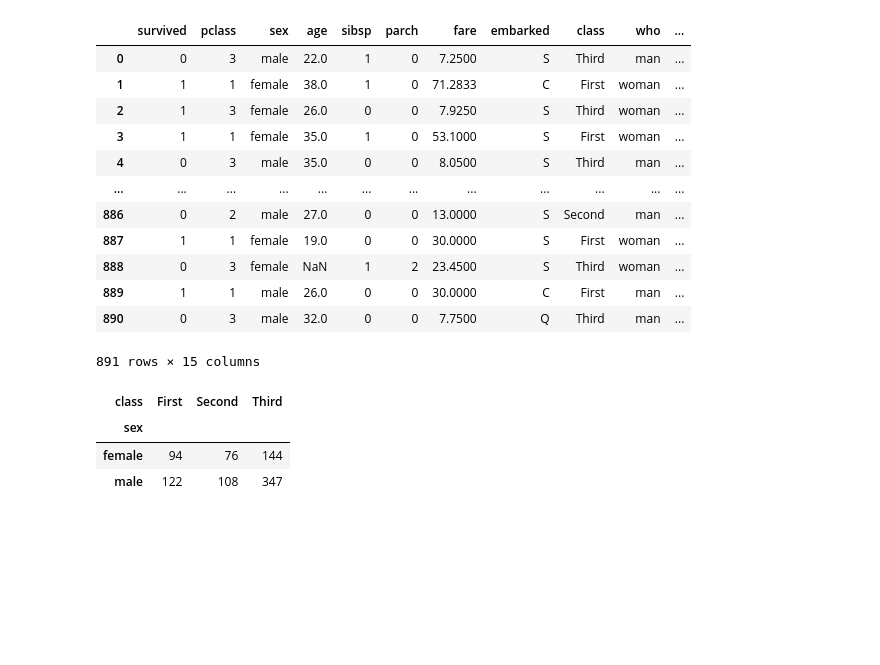
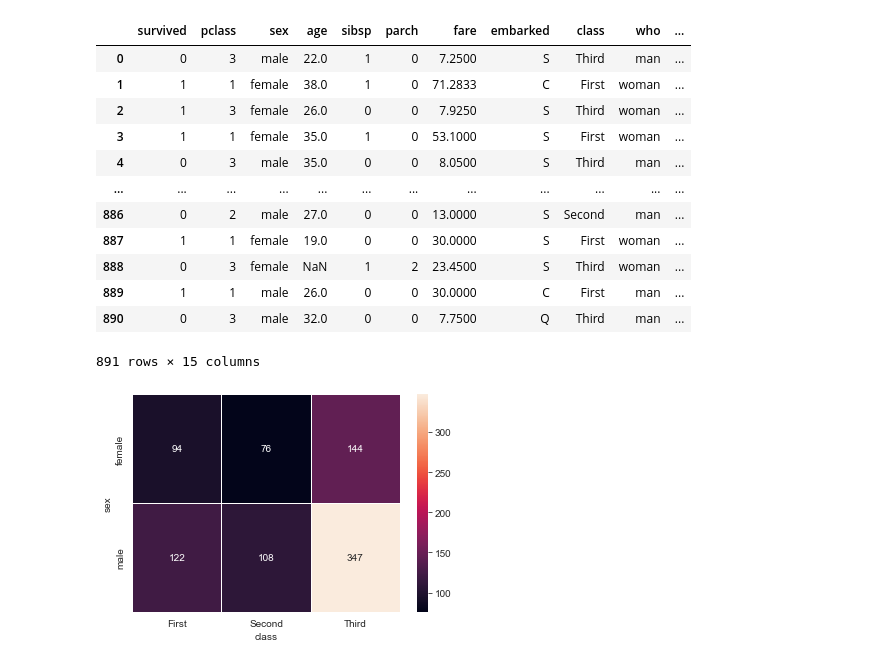
Before and after one commit to WujinK/3.17-, a Jupyter notebook: seaborn연습.ipynb, the cells around one changed output. Cells and saved outputs as stored; diff of their text form; code cells hidden in the pictures; blank space fills up the shorter version.

```diff
--- a/seaborn연습.ipynb
+++ b/seaborn연습.ipynb
@@ -186,9 +186,8 @@ sns.heatmap(x="class", y = "", data= titanic)
 # %%
 tit = titanic.pivot_table(index = ["sex"], columns=["class"], aggfunc='size')
 # aggfunc => 데이터 축약할 때 사용하는 것
-tit
+sns.heatmap(tit, annot = True, fmt="d", linewidths=1)
+# linewidths  => 저 박스 별로 간격 띄우기
+plt.show()
 # %% [output]
-| class | First | Second | Third |
-| sex |  |  |  |
-| female | 94 | 76 | 144 |
-| male | 122 | 108 | 347 |
+[figure, added]
```
